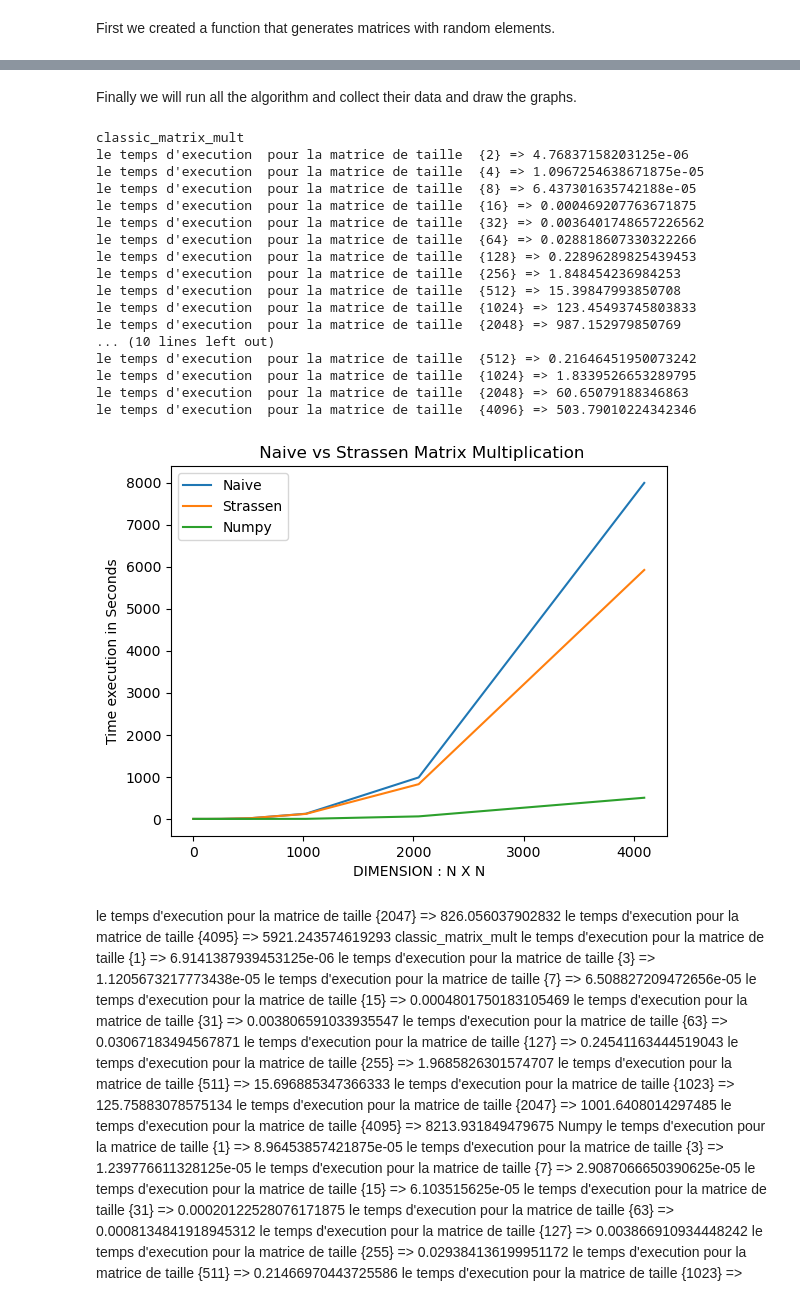
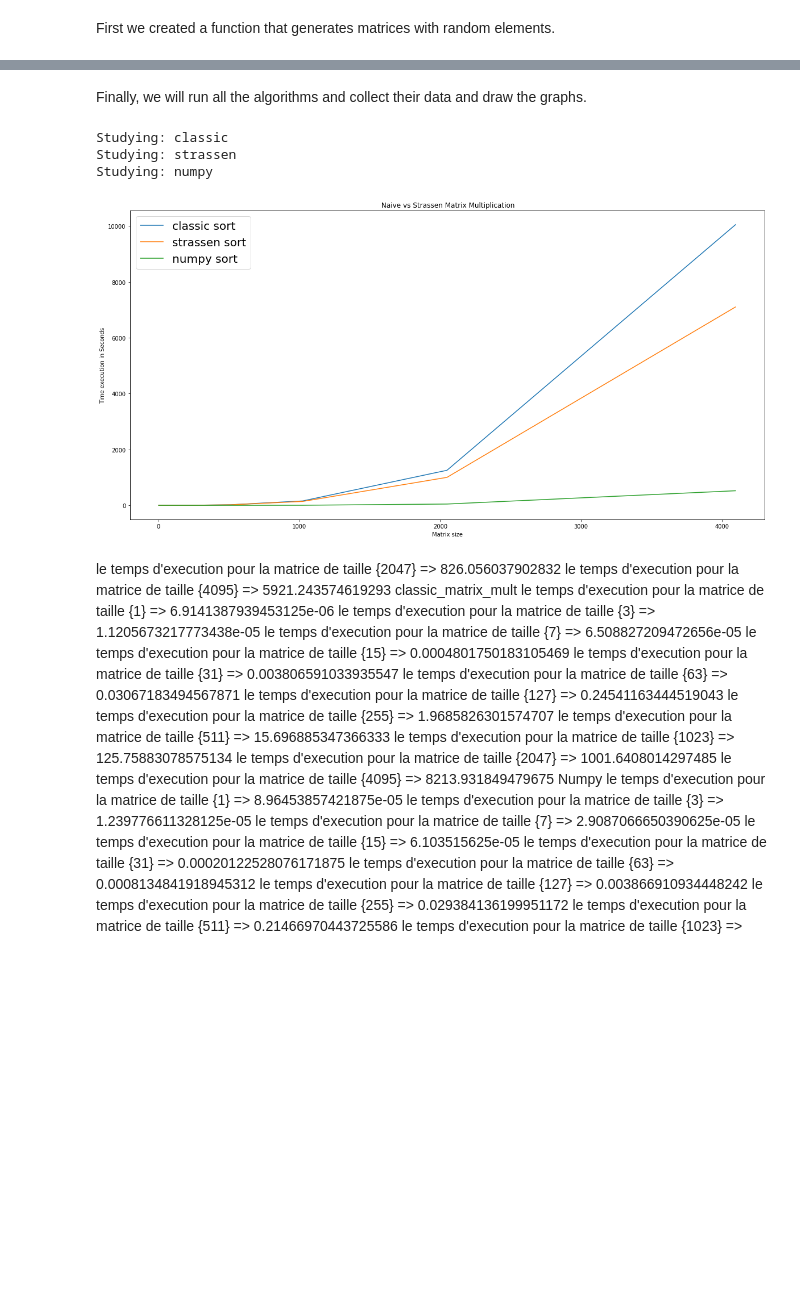
Before and after one commit to RamiBouk/Edu22-Code, a Jupyter notebook: AAC/project/mian.ipynb, the cells around one changed output, grey strips where cells are left out. Cells and saved outputs as stored; diff of their text form; code cells hidden in the pictures; blank space fills up the shorter version.

```diff
--- a/AAC/project/mian.ipynb
+++ b/AAC/project/mian.ipynb
@@ -471,9 +485,0 @@ We also created a function that logs the duration it takes for each function to
-# %%
-def duration(A,B,function):
-     start = time.time()
-    #  print(function(A,B))
-     function(A,B)
-     end = time.time()
-     temps = end - start
-     print({len(A)},"=>",temps)
-     return temps
@@ -480,2 +509,2 @@ def duration(A,B,function):
 # %% [markdown]
-Finally we will run all the algorithm and collect their data and draw the graphs.
+Finally, we will run all the algorithms and collect their data and draw the graphs.</p>
@@ -500,34 +511,33 @@ for i in range(len(sizes)):
-# %%
-# Drawing the graph.
-plt.title(" Naive vs Strassen Matrix Multiplication")
-plt.xlabel('DIMENSION : N X N')
-plt.ylabel('Time execution in Seconds')
-plt.plot(sizes,durations1, label='Naive')
-plt.plot(sizes,durations1 , label='Strassen')
-plt.plot(sizes,durations1 , label='Numpy')
-plt.legend()
-plt.rcParams["figure.figsize"] = (20,3)
-plt.show()
-#8094 1019 131 16
-# %% [output]
-classic_matrix_mult
-le temps d'execution  pour la matrice de taille  {2} => 4.76837158203125e-06
-le temps d'execution  pour la matrice de taille  {4} => 1.0967254638671875e-05
-le temps d'execution  pour la matrice de taille  {8} => 6.437301635742188e-05
-le temps d'execution  pour la matrice de taille  {16} => 0.000469207763671875
-le temps d'execution  pour la matrice de taille  {32} => 0.0036401748657226562
-le temps d'execution  pour la matrice de taille  {64} => 0.028818607330322266
-le temps d'execution  pour la matrice de taille  {128} => 0.22896289825439453
-le temps d'execution  pour la matrice de taille  {256} => 1.848454236984253
-le temps d'execution  pour la matrice de taille  {512} => 15.39847993850708
-le temps d'execution  pour la matrice de taille  {1024} => 123.45493745803833
-le temps d'execution  pour la matrice de taille  {2048} => 987.152979850769
-... (10 lines left out)
-le temps d'execution  pour la matrice de taille  {512} => 0.21646451950073242
-le temps d'execution  pour la matrice de taille  {1024} => 1.8339526653289795
-le temps d'execution  pour la matrice de taille  {2048} => 60.65079188346863
-le temps d'execution  pour la matrice de taille  {4096} => 503.79010224342346
-[figure, removed]
+# %%
+times={}
+times["matrix sizes"]=sizes
+times["durations"]=[]
+algo_names=["classic","strassen","numpy"]
+
+for algo_name in algo_names:
+    print(f"Studying: {algo_name}")
+    times["durations"]=study(A,B,algo_name,sizes)
+    df=pd.DataFrame(times)
+    df.to_csv(f"data/.{algo_name}.csv")
+# %% [output]
+Studying: classic
+Studying: strassen
+Studying: numpy
+# %%
+# Drawing the graph.
+for algo_name in algo_names:
+    # read the data
+    df = pd.read_csv(f'data/{algo_name}.csv')
+    plt.plot(df["matrix sizes"], df["durations"],label=f'{algo_name} sort')
+plt.legend(loc=2, prop={'size': 20},markerscale=6)
+plt.rcParams["figure.figsize"] = (20,10)
+plt.title(" Naive vs Strassen Matrix Multiplication")
+plt.xlabel('Matrix size')
+plt.ylabel('Time execution in Seconds')
+plt.rcParams["figure.figsize"] = (20,10)
+plt.show()
+# %% [output]
+[figure, added]
 # %% [markdown]
 
 le temps d'execution  pour la matrice de taille  {2047} => 826.056037902832
```
Also changed, not shown: parts of 33 cells of this notebook, 3 other files.
